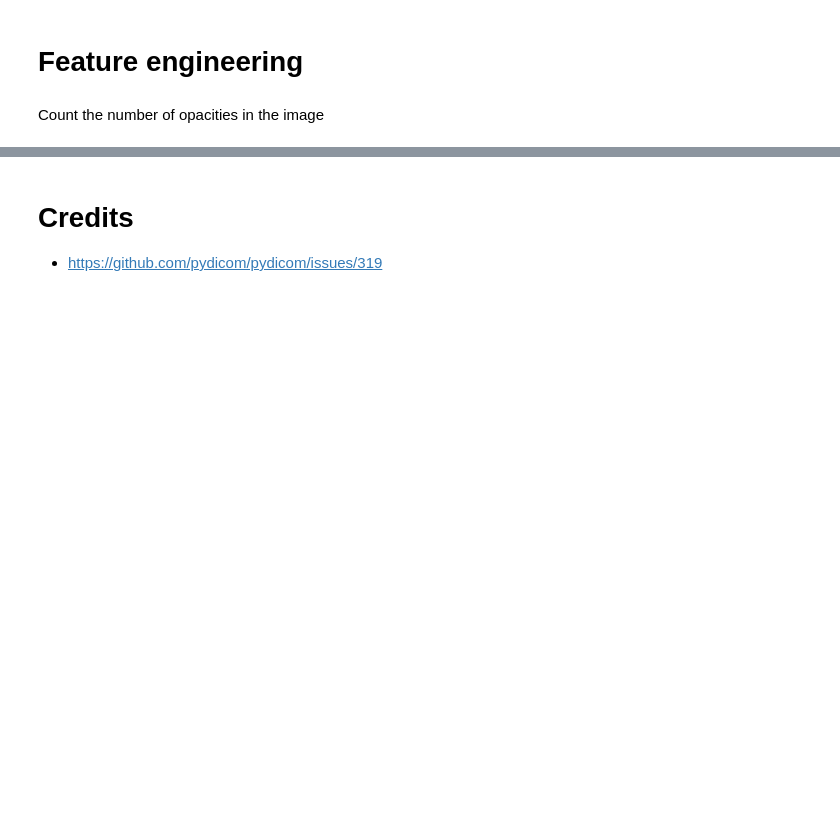
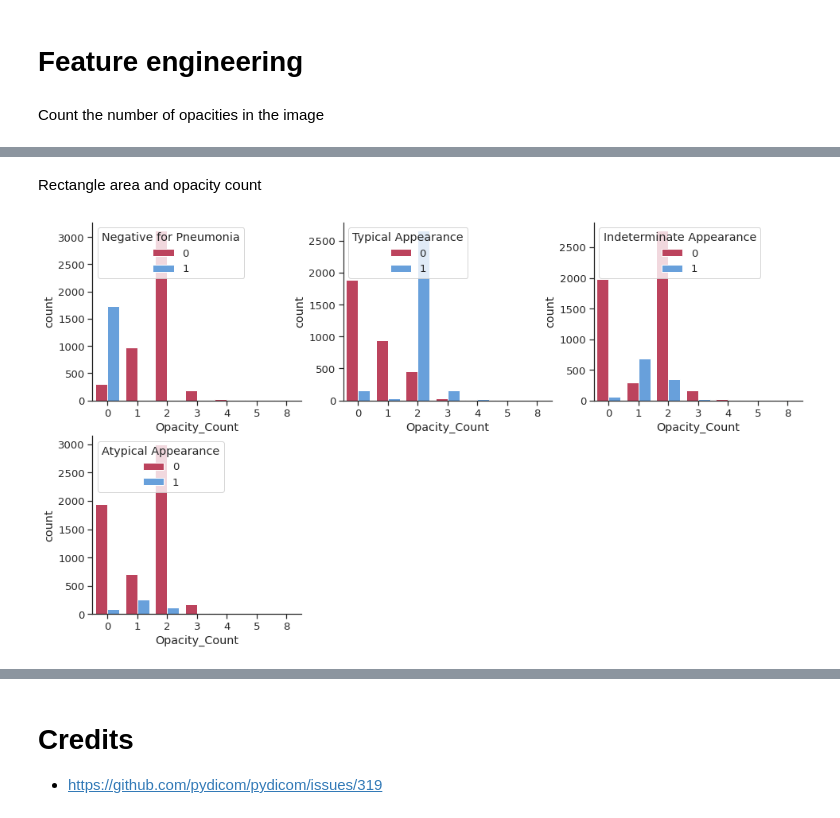
Before and after one commit to anastazijaverovic/COVID-19_Detection_Radiographs, a Jupyter notebook: covid-19-detection.ipynb, the cells around one changed output, grey strips where cells are left out. Cells and saved outputs as stored; diff of their text form; code cells hidden in the pictures; blank space fills up the shorter version.

```diff
--- a/covid-19-detection.ipynb
+++ b/covid-19-detection.ipynb
@@ -210,0 +245,16 @@ training_set.head()
+# %% [markdown]
+Rectangle area and opacity count
+# %%
+columns = ['Negative for Pneumonia', 'Typical Appearance', 'Indeterminate Appearance', 'Atypical Appearance']
+
+plt.figure(figsize = (16, 14))
+sn.set(font_scale = 1.2)
+sn.set_style('ticks')
+
+for i, column in enumerate(columns):
+    plt.subplot(3, 3, i + 1)
+    sn.countplot(data = training_set, x = 'Opacity_Count', hue = column, palette = ['#d02f52',"#55a0ee"])
+
+sn.despine()
+# %% [output]
+[figure, added]
```
Also changed, not shown: parts of 12 cells of this notebook.
